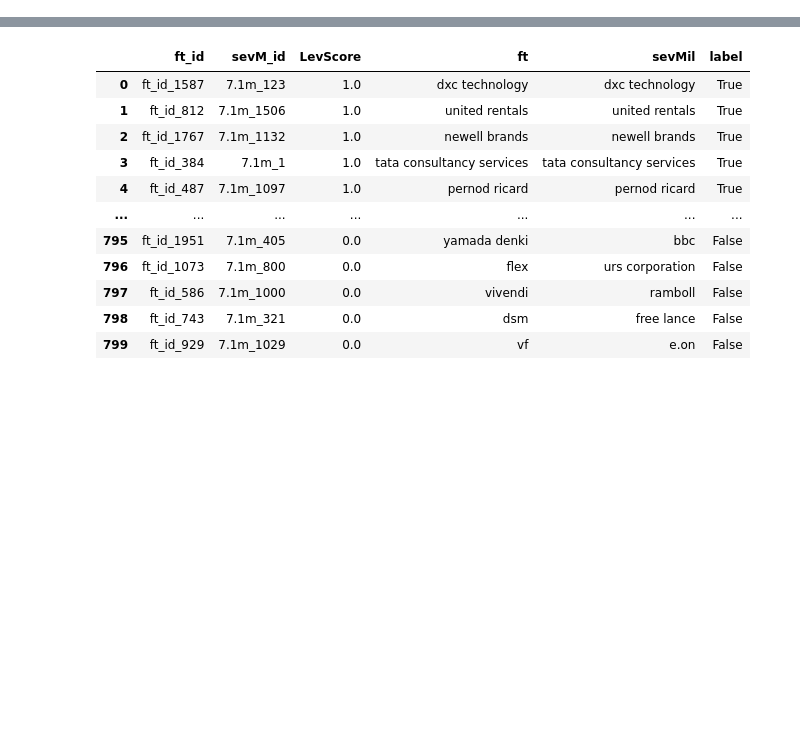
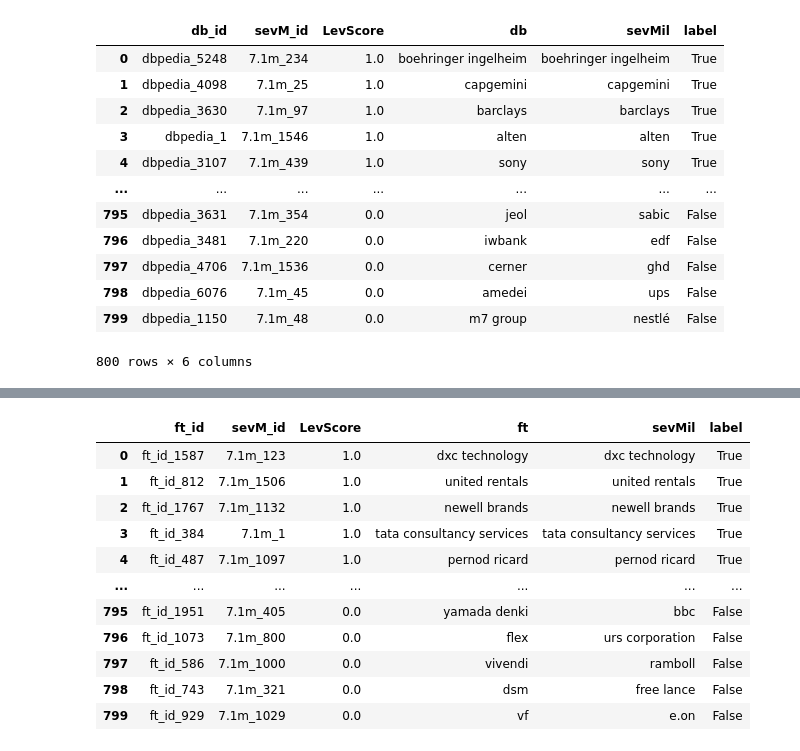
Before and after one commit to properpin/web-data-integration, a Jupyter notebook: data/goldstandard/check_to_gold.ipynb, the cells around one changed output, grey strips where cells are left out. Cells and saved outputs as stored; diff of their text form; code cells hidden in the pictures; blank space fills up the shorter version.

```diff
--- a/data/goldstandard/check_to_gold.ipynb
+++ b/data/goldstandard/check_to_gold.ipynb
@@ -6,3 +6,4 @@ gs_db_sevm = pd.read_csv('./check/db_sevM_check.csv', sep=";")
 
 #gs_ft_sevm_train = pd.read_csv('train_ft_sevM_check_after.csv', sep=";")
 #gs_ft_db_train = pd.read_csv('train_ft_db_check_after.csv', sep=";")
+gs_db_sevm_train = pd.read_csv('./check/train_db_sevm_after.csv', sep=";")
@@ -24,0 +10,16 @@ gs_db_sevm
+# %%
+gs_db_sevm_train
+# %% [output]
+|  | db_id | sevM_id | LevScore | db | sevMil | label |
+| 0 | dbpedia_5248 | 7.1m_234 | 1.0 | boehringer ingelheim | boehringer ingelheim | True |
+| 1 | dbpedia_4098 | 7.1m_25 | 1.0 | capgemini | capgemini | True |
+| 2 | dbpedia_3630 | 7.1m_97 | 1.0 | barclays | barclays | True |
+| 3 | dbpedia_1 | 7.1m_1546 | 1.0 | alten | alten | True |
+| 4 | dbpedia_3107 | 7.1m_439 | 1.0 | sony | sony | True |
+| ... | ... | ... | ... | ... | ... | ... |
+| 795 | dbpedia_3631 | 7.1m_354 | 0.0 | jeol | sabic | False |
+| 796 | dbpedia_3481 | 7.1m_220 | 0.0 | iwbank | edf | False |
+| 797 | dbpedia_4706 | 7.1m_1536 | 0.0 | cerner | ghd | False |
+| 798 | dbpedia_6076 | 7.1m_45 | 0.0 | amedei | ups | False |
+| 799 | dbpedia_1150 | 7.1m_48 | 0.0 | m7 group | nestlé | False |
+800 rows × 6 columns
```
Also changed, not shown: parts of 6 cells of this notebook, 19 other files.
